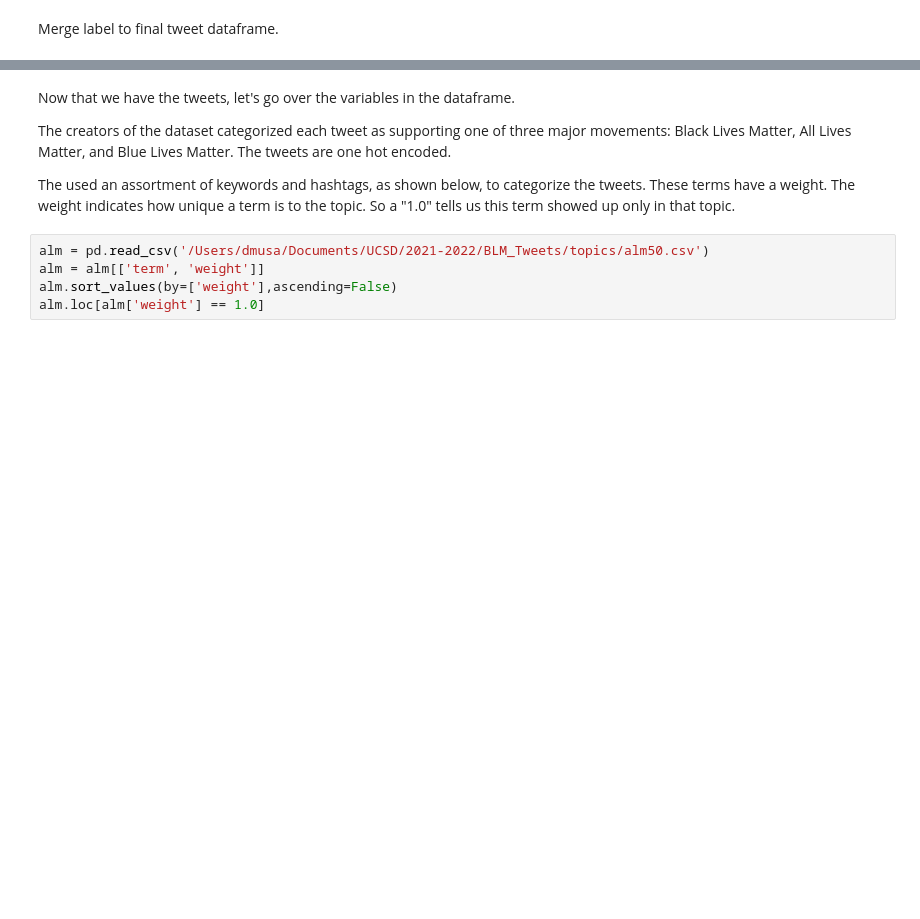
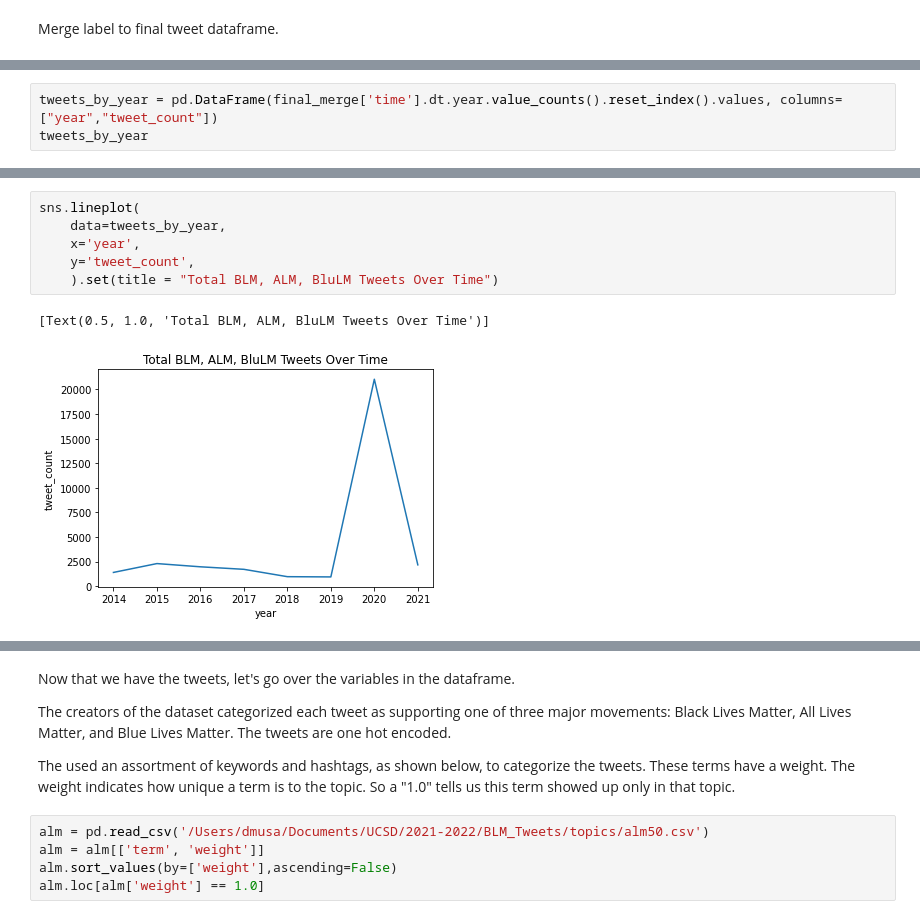
Before and after one commit to dowoma/DDS_BLM, a Jupyter notebook: data_cleaning_eda.ipynb, the cells around one changed output, grey strips where cells are left out. Saved outputs shown, nothing was run; the diff lists cells and outputs as text; blank space fills up the shorter version.

```diff
--- a/data_cleaning_eda.ipynb
+++ b/data_cleaning_eda.ipynb
@@ -978,0 +1044,3 @@ final_merge.join(labels)
+# %%
+tweets_by_year = pd.DataFrame(final_merge['time'].dt.year.value_counts().reset_index().values, columns=["year","tweet_count"])
+tweets_by_year
@@ -978,0 +1057,9 @@ final_merge.join(labels)
+# %%
+sns.lineplot(
+    data=tweets_by_year,
+    x='year',
+    y='tweet_count',
+    ).set(title = "Total BLM, ALM, BluLM Tweets Over Time")
+# %% [output]
+[Text(0.5, 1.0, 'Total BLM, ALM, BluLM Tweets Over Time')]
+[figure, added]
```
Also changed, not shown: parts of 30 cells of this notebook.
